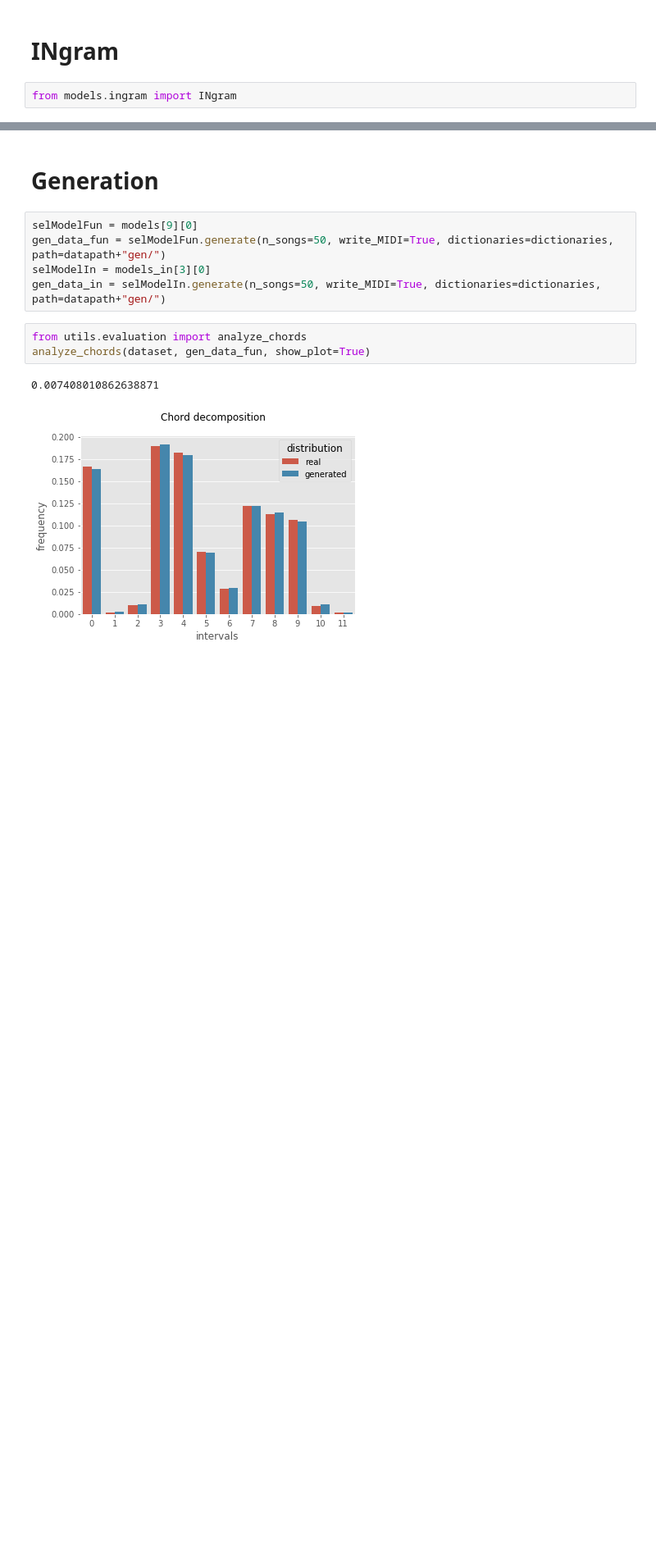
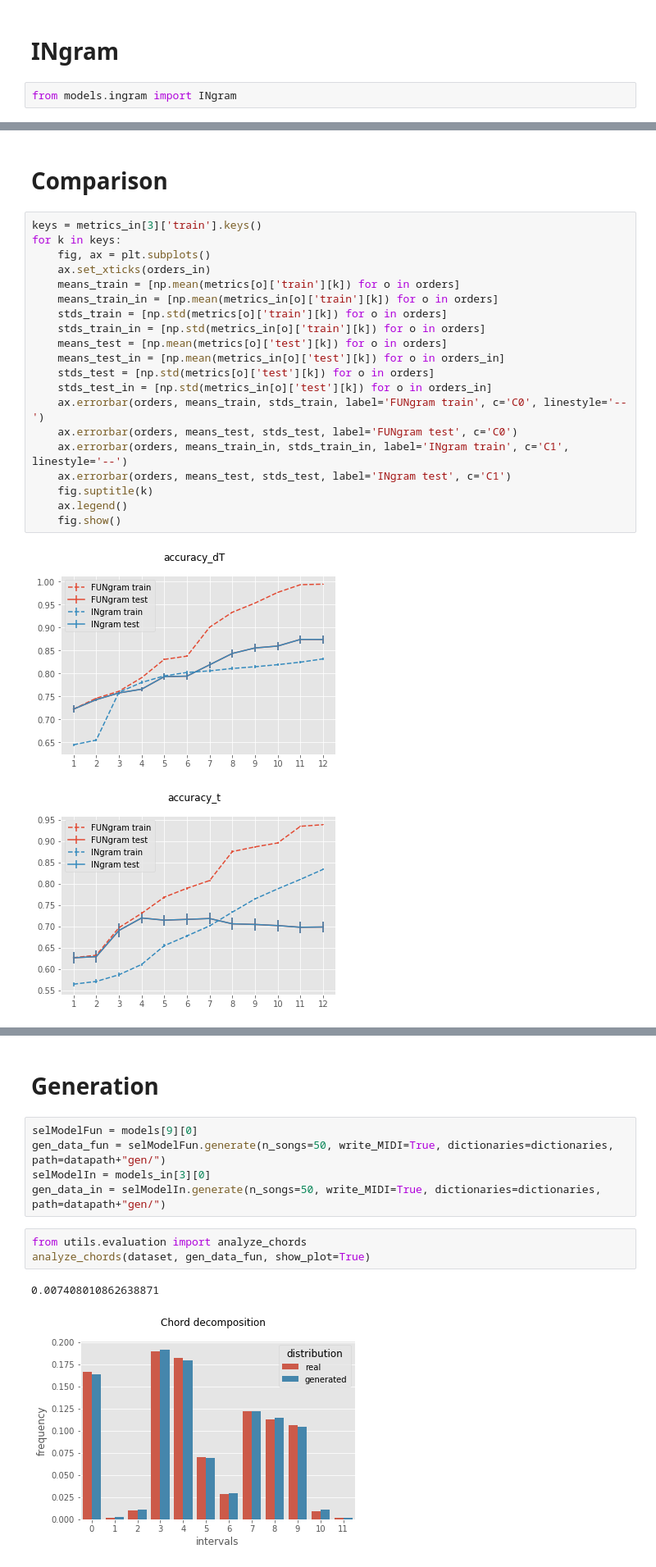
Before and after one commit to adrian-valente/evamus, a Jupyter notebook: src/Markov.ipynb, the cells around one changed output, grey strips where cells are left out. Shown at 82% size. Saved outputs shown, nothing was run; the diff lists cells and outputs as text; blank space fills up the shorter version.

```diff
--- a/src/Markov.ipynb
+++ b/src/Markov.ipynb
@@ -124,0 +133,25 @@ for k in keys:
+# %% [markdown]
+# Comparison
+# %%
+keys = metrics_in[3]['train'].keys()
+for k in keys:
+    fig, ax = plt.subplots()
+    ax.set_xticks(orders_in)
+    means_train = [np.mean(metrics[o]['train'][k]) for o in orders]
+    means_train_in = [np.mean(metrics_in[o]['train'][k]) for o in orders]
+    stds_train = [np.std(metrics[o]['train'][k]) for o in orders]
+    stds_train_in = [np.std(metrics_in[o]['train'][k]) for o in orders]
+    means_test = [np.mean(metrics[o]['test'][k]) for o in orders]
+    means_test_in = [np.mean(metrics_in[o]['test'][k]) for o in orders_in]
+    stds_test = [np.std(metrics[o]['test'][k]) for o in orders]
+    stds_test_in = [np.std(metrics_in[o]['test'][k]) for o in orders_in]
+    ax.errorbar(orders, means_train, stds_train, label='FUNgram train', c='C0', linestyle='--')
+    ax.errorbar(orders, means_test, stds_test, label='FUNgram test', c='C0')
+    ax.errorbar(orders, means_train_in, stds_train_in, label='INgram train', c='C1', linestyle='--')
+    ax.errorbar(orders, means_test, stds_test, label='INgram test', c='C1')
+    fig.suptitle(k)
+    ax.legend()
+    fig.show()
+# %% [output]
+[figure, added]
+[figure, added]
```
Also changed, not shown: parts of 13 cells of this notebook, 1 other file.
